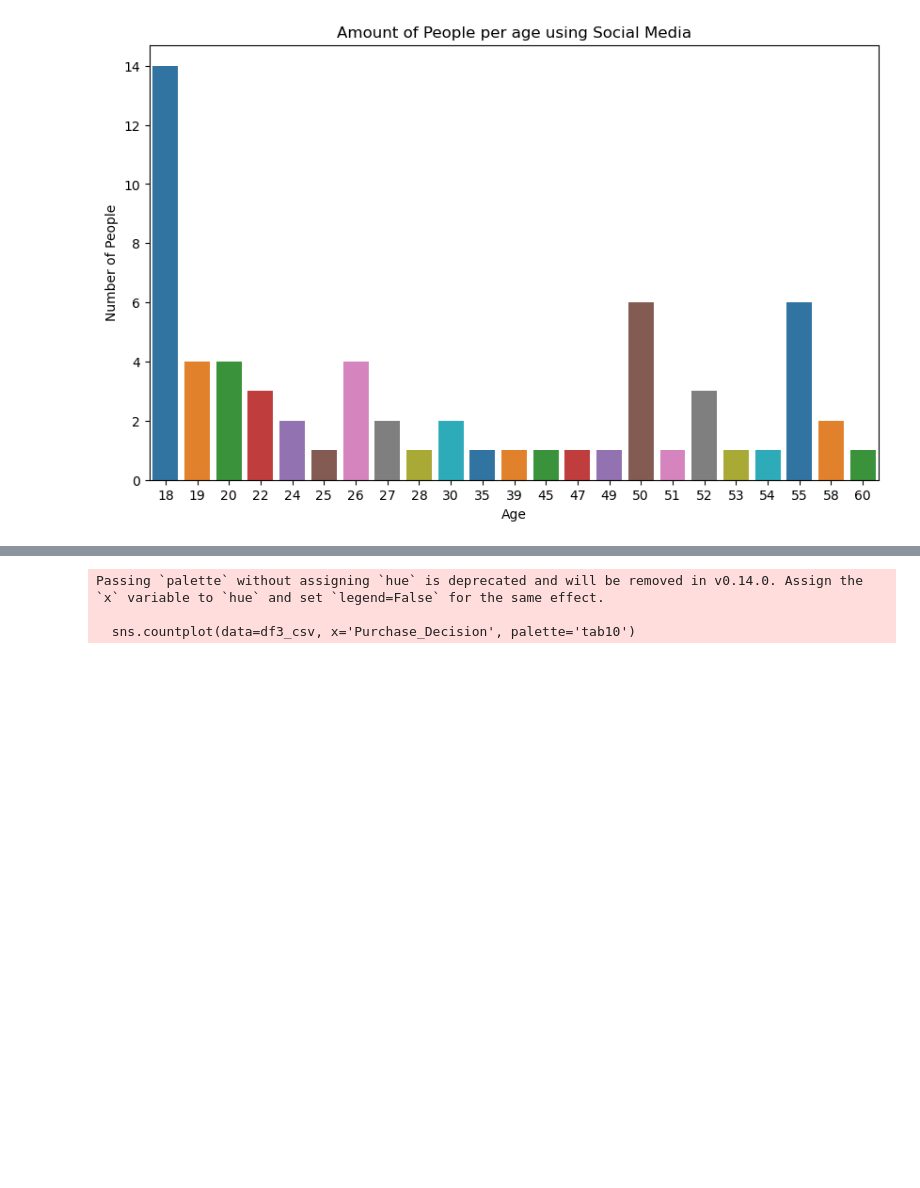
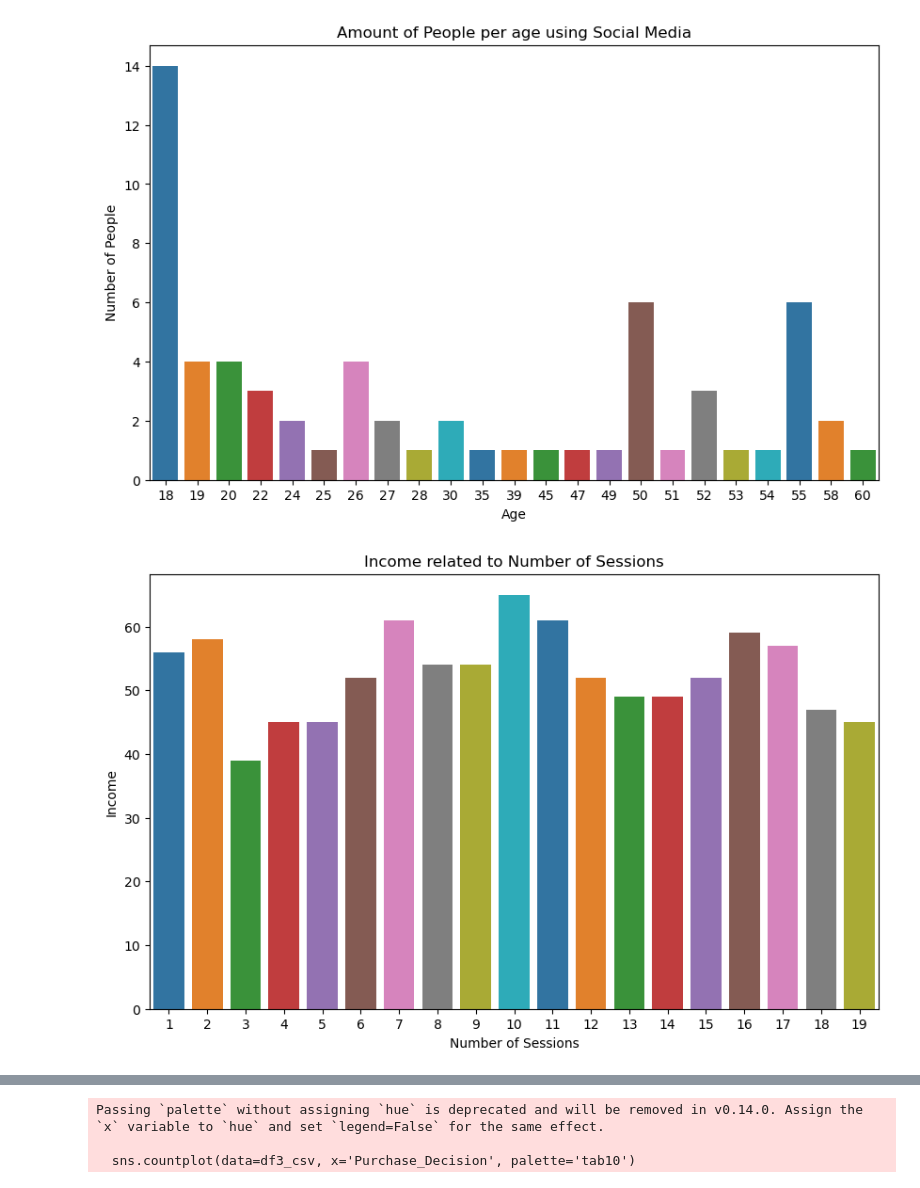
Before and after one commit to IT4063C-Fall24/final-project-gsweet0614, a Jupyter notebook: source.ipynb, the cells around one changed output, grey strips where cells are left out. Cells and saved outputs as stored; diff of their text form; code cells hidden in the pictures; blank space fills up the shorter version.

```diff
--- a/source.ipynb
+++ b/source.ipynb
@@ -193,3 +193,21 @@ Passing `palette` without assigning `hue` is deprecated and will be removed in v
 
   sns.countplot(data=df1, x='Age', palette='tab10')
 [figure]
+# %%
+# Using Seaborn
+
+import seaborn as sns
+import matplotlib.pyplot as plt
+
+#Visualization 4: This visualization shows us the income related to the number of sessions for this specific dataset
+
+plt.figure(figsize=(10, 6))
+sns.countplot(data=df2, x='Number of Sessions', palette='tab10')
+
+plt.title('Income related to Number of Sessions')
+plt.xlabel('Number of Sessions')
+plt.ylabel('Income')
+
+plt.show()
+# %% [output]
+[figure, added]
```
Also changed, not shown: parts of 4 cells of this notebook.
